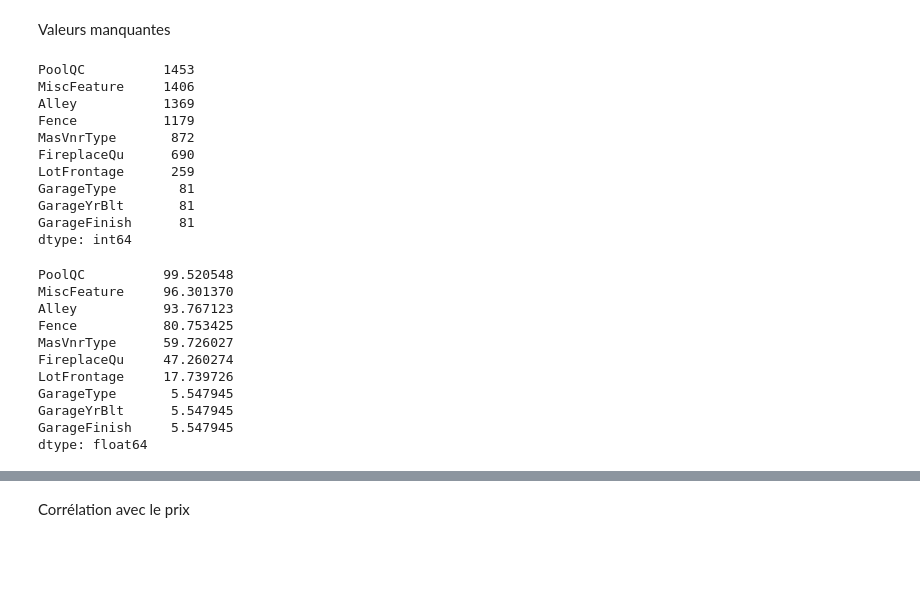
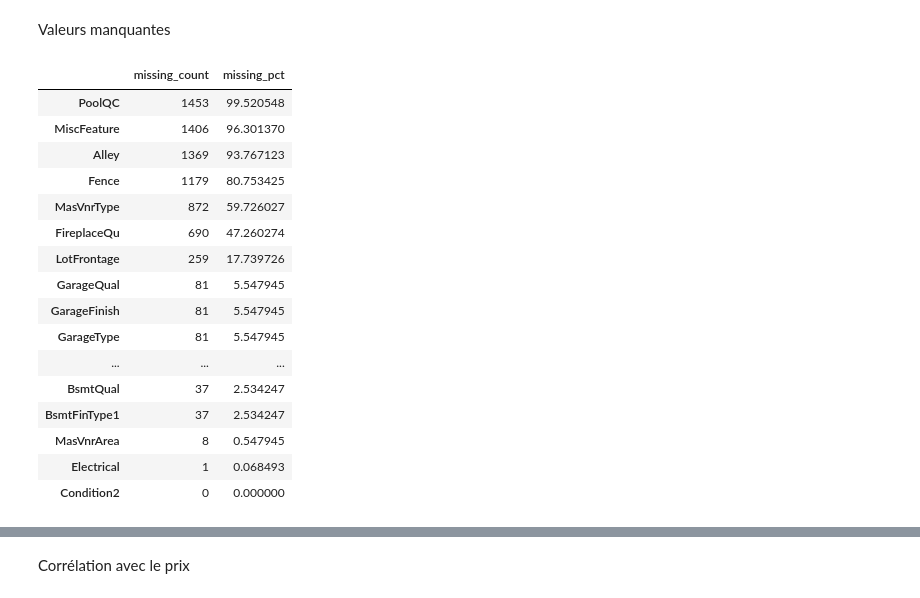
Before and after one commit to Louise160703/projet-mlops-house-prices, a Jupyter notebook: notebooks/01_exploration.ipynb, the cells around one changed output, grey strips where cells are left out. Saved outputs shown, nothing was run; the diff lists cells and outputs as text; code cells hidden in the pictures; blank space fills up the shorter version.

```diff
--- a/notebooks/01_exploration.ipynb
+++ b/notebooks/01_exploration.ipynb
@@ -91,35 +90,32 @@ plt.show()
 [figure]
 # %% [markdown]
 Valeurs manquantes
-# %%
-missing = train_df.isnull().sum()
-missing = missing[missing > 0].sort_values(ascending=False)
-
-missing.head(10)
-# %% [output]
-PoolQC          1453
-MiscFeature     1406
-Alley           1369
-Fence           1179
-MasVnrType       872
-FireplaceQu      690
-LotFrontage      259
-GarageType        81
-GarageYrBlt       81
-GarageFinish      81
-dtype: int64
-# %%
-missing_percent = (missing / len(train_df)) * 100
-missing_percent.head(10)
-# %% [output]
-PoolQC          99.520548
-MiscFeature     96.301370
-Alley           93.767123
-Fence           80.753425
-MasVnrType      59.726027
-FireplaceQu     47.260274
-LotFrontage     17.739726
-GarageType       5.547945
-GarageYrBlt      5.547945
-GarageFinish     5.547945
-dtype: float64
+# %%
+missing_count = train_df.isna().sum()
+# Pourcentage de NaN
+missing_pct = train_df.isna().mean() * 100
+
+missing_summary = pd.DataFrame({
+    "missing_count": missing_count,
+    "missing_pct": missing_pct
+}).sort_values(by="missing_pct", ascending=False)
+
+missing_summary.head(20)
+# %% [output]
+|  | missing_count | missing_pct |
+| PoolQC | 1453 | 99.520548 |
+| MiscFeature | 1406 | 96.301370 |
+| Alley | 1369 | 93.767123 |
+| Fence | 1179 | 80.753425 |
+| MasVnrType | 872 | 59.726027 |
+| FireplaceQu | 690 | 47.260274 |
+| LotFrontage | 259 | 17.739726 |
+| GarageQual | 81 | 5.547945 |
+| GarageFinish | 81 | 5.547945 |
+| GarageType | 81 | 5.547945 |
+| ... | ... | ... |
+| BsmtQual | 37 | 2.534247 |
+| BsmtFinType1 | 37 | 2.534247 |
+| MasVnrArea | 8 | 0.547945 |
+| Electrical | 1 | 0.068493 |
+| Condition2 | 0 | 0.000000 |
```
Also changed, not shown: parts of 14 cells of this notebook, 1 other file.
